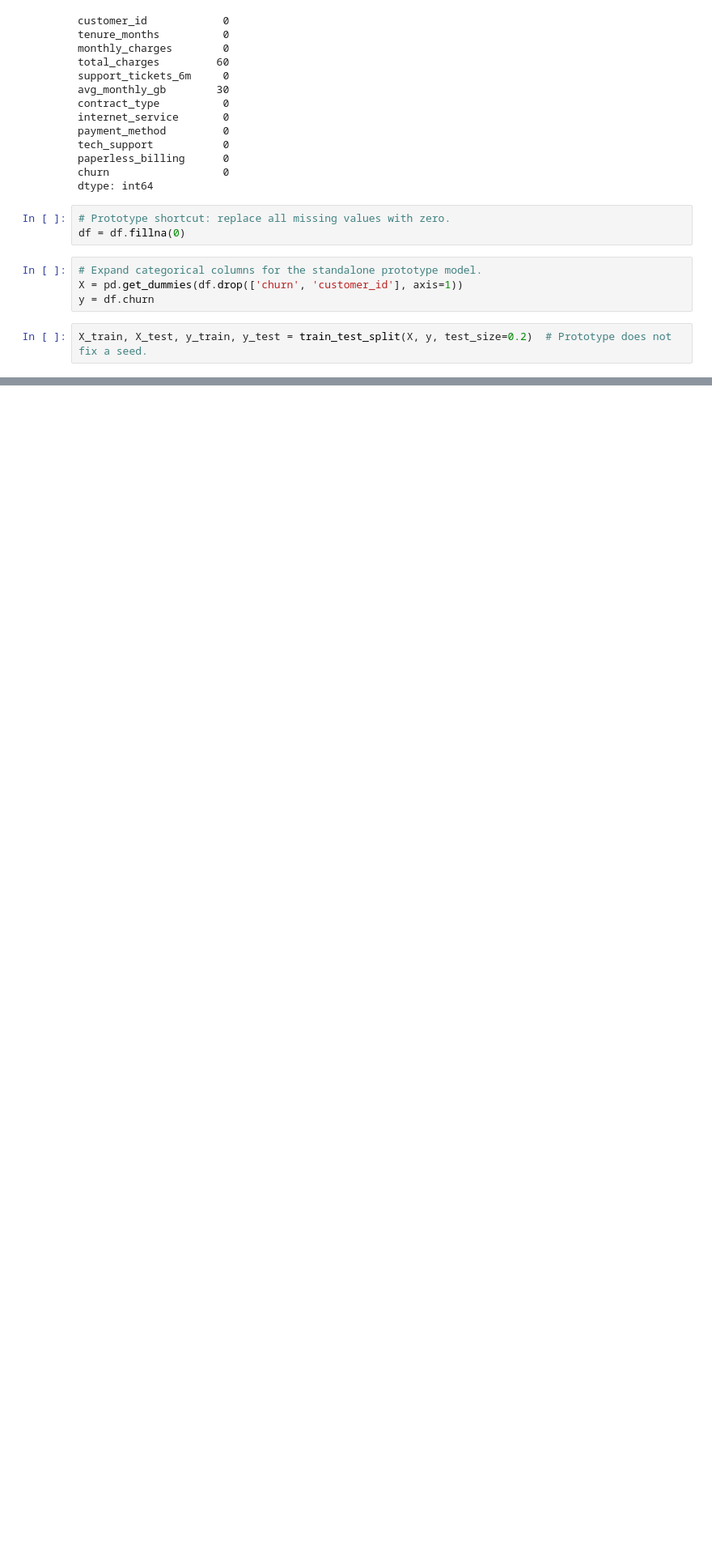
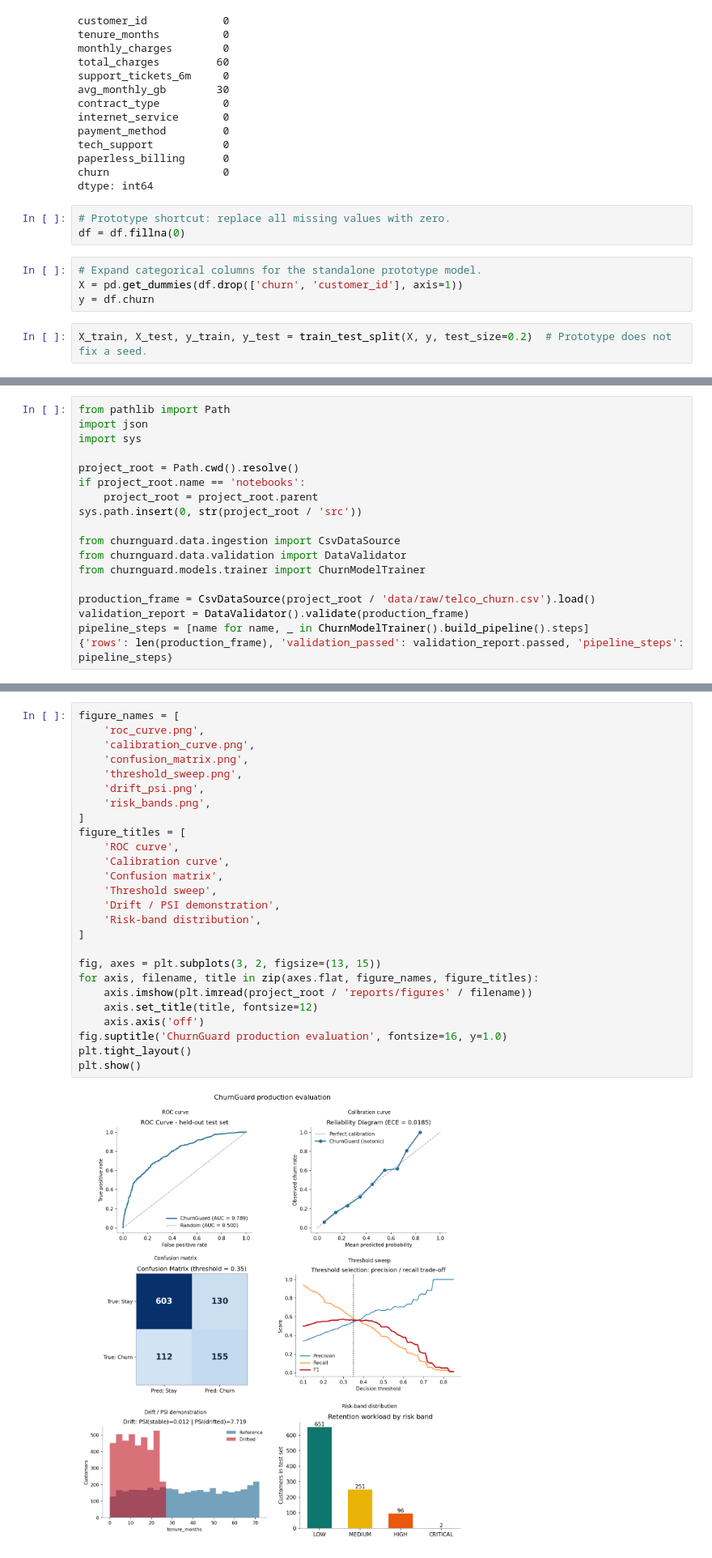
Before and after one commit to vivekag1990/telecom-churngaurd, a Jupyter notebook: notebooks/49.ipynb, the cells around one changed output, grey strips where cells are left out. Shown at 81% size. Cells and saved outputs as stored; diff of their text form; blank space fills up the shorter version.

```diff
--- a/notebooks/49.ipynb
+++ b/notebooks/49.ipynb
@@ -90,0 +97,18 @@ len(model_bytes)
+# %%
+from pathlib import Path
+import json
+import sys
+
+project_root = Path.cwd().resolve()
+if project_root.name == 'notebooks':
+    project_root = project_root.parent
+sys.path.insert(0, str(project_root / 'src'))
+
+from churnguard.data.ingestion import CsvDataSource
+from churnguard.data.validation import DataValidator
+from churnguard.models.trainer import ChurnModelTrainer
+
+production_frame = CsvDataSource(project_root / 'data/raw/telco_churn.csv').load()
+validation_report = DataValidator().validate(production_frame)
+pipeline_steps = [name for name, _ in ChurnModelTrainer().build_pipeline().steps]
+{'rows': len(production_frame), 'validation_passed': validation_report.passed, 'pipeline_steps': pipeline_steps}
@@ -90,0 +177,28 @@ len(model_bytes)
+# %%
+figure_names = [
+    'roc_curve.png',
+    'calibration_curve.png',
+    'confusion_matrix.png',
+    'threshold_sweep.png',
+    'drift_psi.png',
+    'risk_bands.png',
+]
+figure_titles = [
+    'ROC curve',
+    'Calibration curve',
+    'Confusion matrix',
+    'Threshold sweep',
+    'Drift / PSI demonstration',
+    'Risk-band distribution',
+]
+
+fig, axes = plt.subplots(3, 2, figsize=(13, 15))
+for axis, filename, title in zip(axes.flat, figure_names, figure_titles):
+    axis.imshow(plt.imread(project_root / 'reports/figures' / filename))
+    axis.set_title(title, fontsize=12)
+    axis.axis('off')
+fig.suptitle('ChurnGuard production evaluation', fontsize=16, y=1.0)
+plt.tight_layout()
+plt.show()
+# %% [output]
+[figure, added]
```
Also changed, not shown: parts of 11 cells of this notebook, 5 other files.
